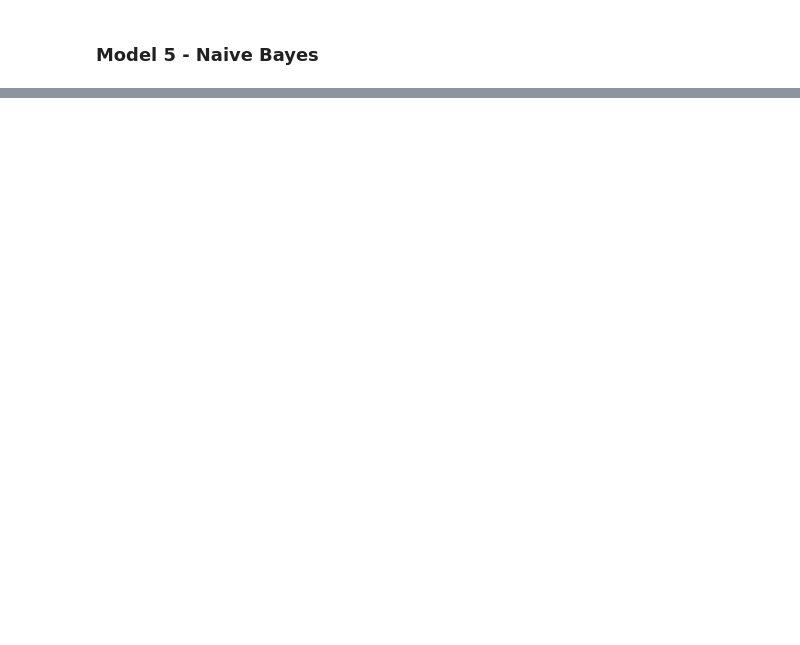
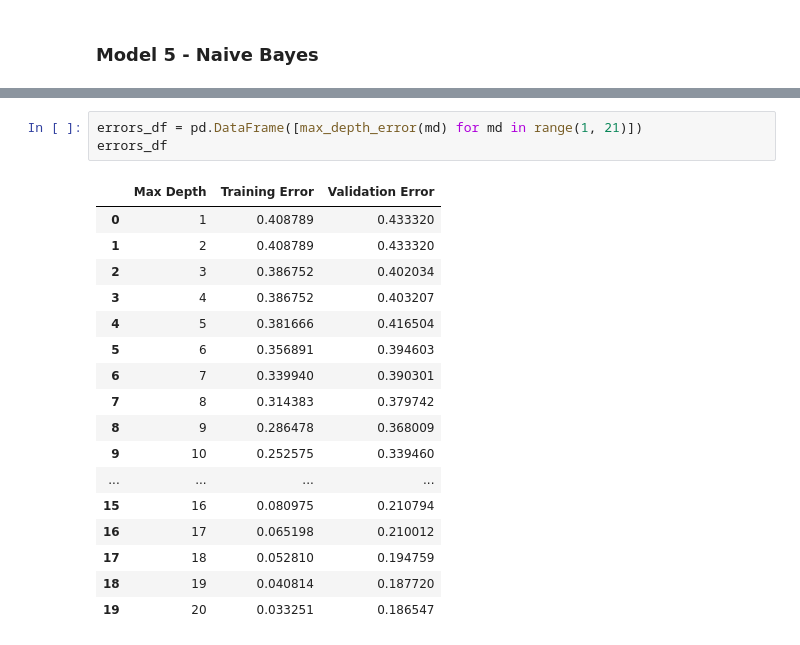
Before and after one commit to JozJozmin/Churn-Prediction-ML, a Jupyter notebook: Churn_Prediction_Improved_model.ipynb, the cells around one changed output, grey strips where cells are left out. Cells and saved outputs as stored; diff of their text form; blank space fills up the shorter version.

```diff
--- a/Churn_Prediction_Improved_model.ipynb
+++ b/Churn_Prediction_Improved_model.ipynb
@@ -942,0 +951,21 @@ Accuracy of validating data :0.596
+# %%
+errors_df = pd.DataFrame([max_depth_error(md) for md in range(1, 21)])
+errors_df
+# %% [output]
+|  | Max Depth | Training Error | Validation Error |
+| 0 | 1 | 0.408789 | 0.433320 |
+| 1 | 2 | 0.408789 | 0.433320 |
+| 2 | 3 | 0.386752 | 0.402034 |
+| 3 | 4 | 0.386752 | 0.403207 |
+| 4 | 5 | 0.381666 | 0.416504 |
+| 5 | 6 | 0.356891 | 0.394603 |
+| 6 | 7 | 0.339940 | 0.390301 |
+| 7 | 8 | 0.314383 | 0.379742 |
+| 8 | 9 | 0.286478 | 0.368009 |
+| 9 | 10 | 0.252575 | 0.339460 |
+| ... | ... | ... | ... |
+| 15 | 16 | 0.080975 | 0.210794 |
+| 16 | 17 | 0.065198 | 0.210012 |
+| 17 | 18 | 0.052810 | 0.194759 |
+| 18 | 19 | 0.040814 | 0.187720 |
+| 19 | 20 | 0.033251 | 0.186547 |
```
Also changed, not shown: parts of 18 cells of this notebook.
